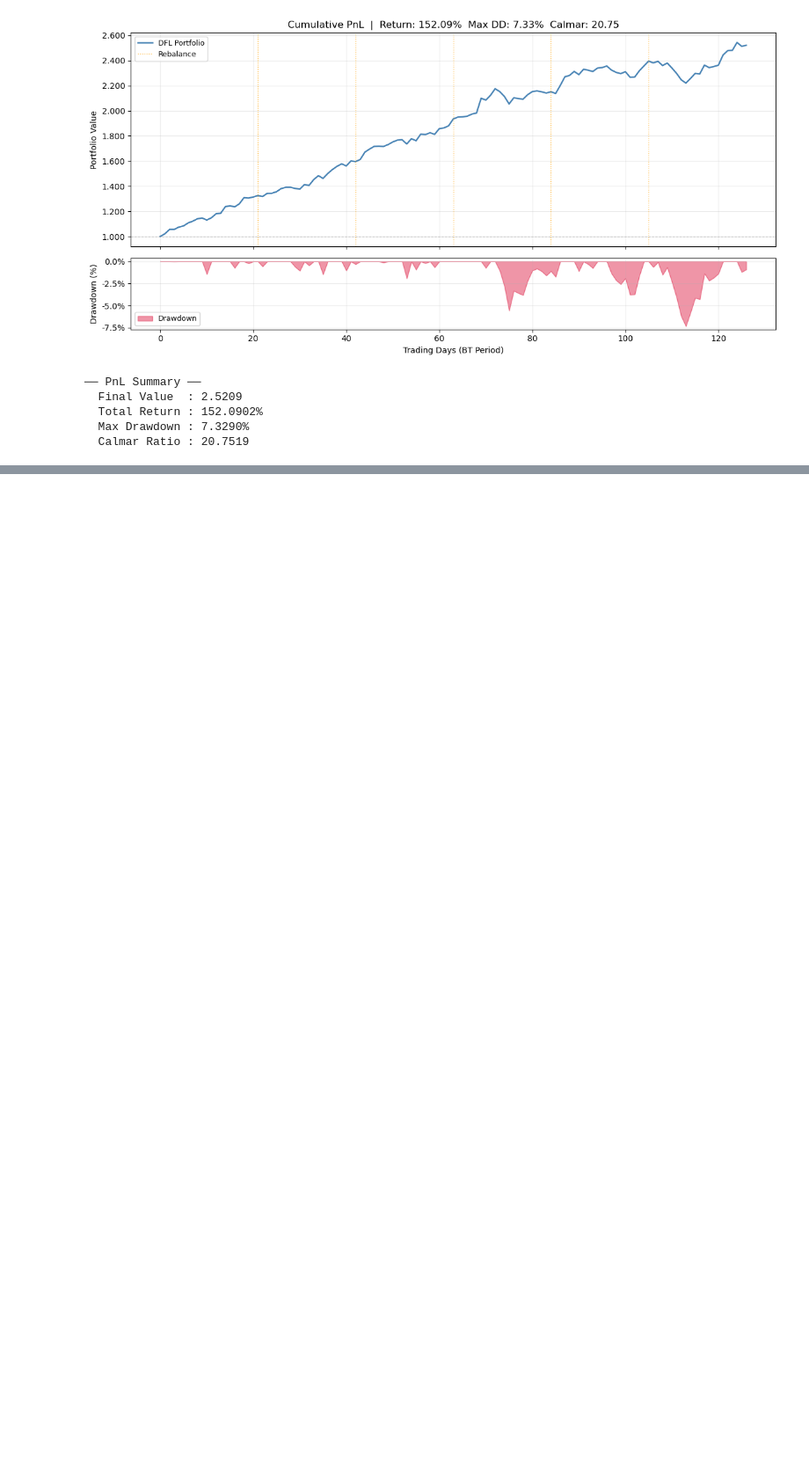
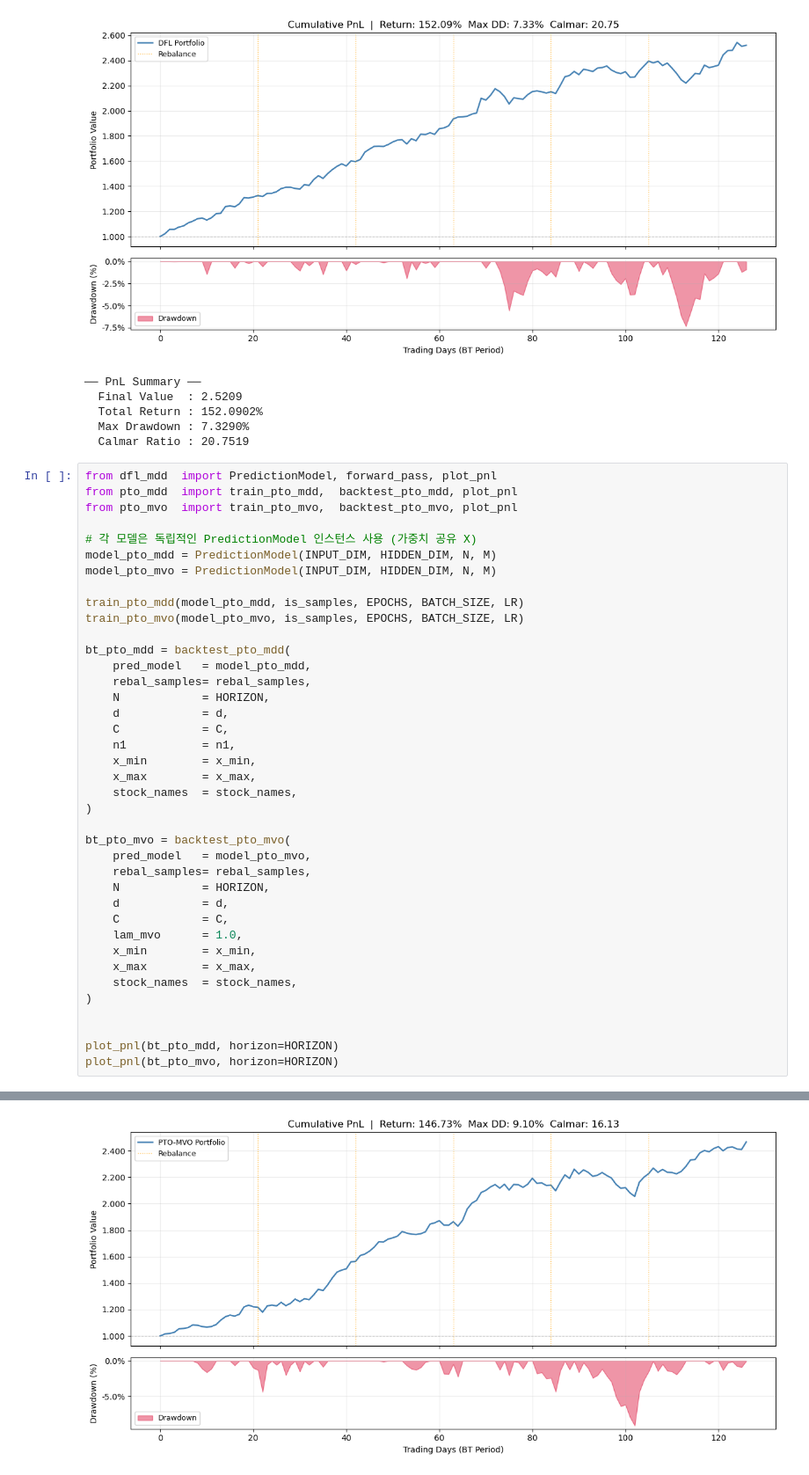
Before and after one commit to taekyounglee1224/cvxpy-portfolio-lab, a Jupyter notebook: DFL-MDD/main.ipynb, the cells around one changed output, grey strips where cells are left out. Shown at 88% size. Saved outputs shown, nothing was run; the diff lists cells and outputs as text; blank space fills up the shorter version.

```diff
--- a/DFL-MDD/main.ipynb
+++ b/DFL-MDD/main.ipynb
@@ -245,3 +245,43 @@ plot_pnl(bt_results, horizon=HORIZON)
   Total Return : 152.0902%
   Max Drawdown : 7.3290%
   Calmar Ratio : 20.7519
+# %%
+from dfl_mdd  import PredictionModel, forward_pass, plot_pnl
+from pto_mdd  import train_pto_mdd,  backtest_pto_mdd, plot_pnl
+from pto_mvo  import train_pto_mvo,  backtest_pto_mvo, plot_pnl
+
+# 각 모델은 독립적인 PredictionModel 인스턴스 사용 (가중치 공유 X)
+model_pto_mdd = PredictionModel(INPUT_DIM, HIDDEN_DIM, N, M)
+model_pto_mvo = PredictionModel(INPUT_DIM, HIDDEN_DIM, N, M)
+
+train_pto_mdd(model_pto_mdd, is_samples, EPOCHS, BATCH_SIZE, LR)
+train_pto_mvo(model_pto_mvo, is_samples, EPOCHS, BATCH_SIZE, LR)
+
+bt_pto_mdd = backtest_pto_mdd(
+    pred_model   = model_pto_mdd,
+    rebal_samples= rebal_samples,
+    N            = HORIZON,
+    d            = d,
+    C            = C,
+    n1           = n1,
+    x_min        = x_min,
+    x_max        = x_max,
+    stock_names  = stock_names,
+)
+
+bt_pto_mvo = backtest_pto_mvo(
+    pred_model   = model_pto_mvo,
+    rebal_samples= rebal_samples,
+    N            = HORIZON,
+    d            = d,
+    C            = C,
+    lam_mvo      = 1.0,
+    x_min        = x_min,
+    x_max        = x_max,
+    stock_names  = stock_names,
+)
+
+
+plot_pnl(bt_pto_mdd, horizon=HORIZON)
+plot_pnl(bt_pto_mvo, horizon=HORIZON)
+# %% [output]
@@ -247,0 +305 @@ plot_pnl(bt_results, horizon=HORIZON)
+[figure, added]
```
Also changed, not shown: parts of 1 cell of this notebook, 2 other files.
